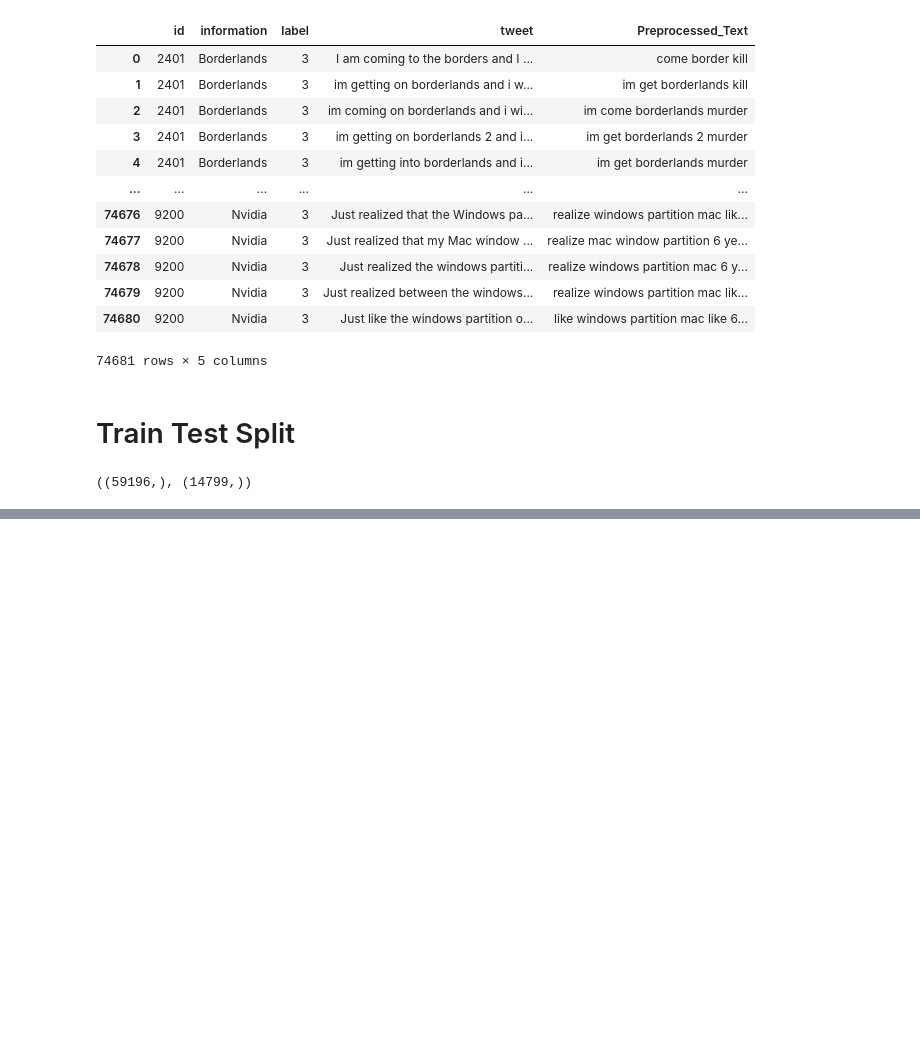
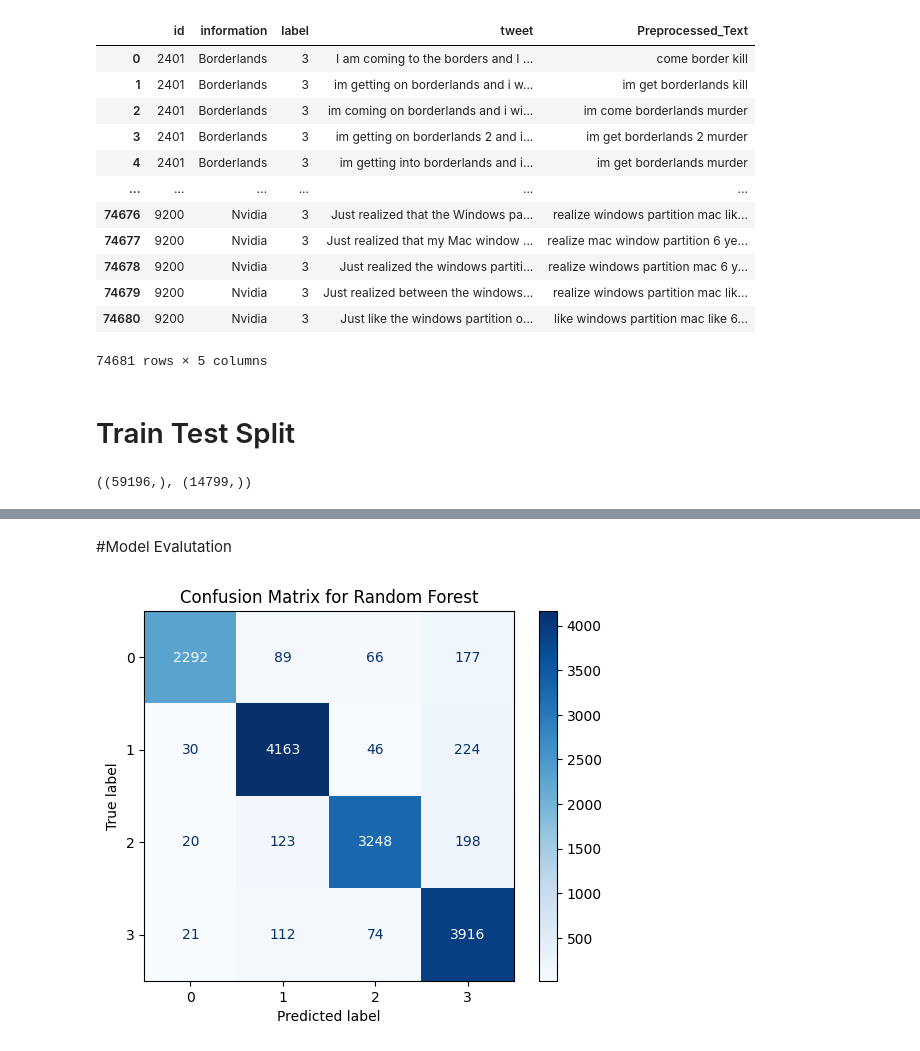
Before and after one commit to Prajwal-Luitel/Twitter-Sentiment-Analysis, a Jupyter notebook: Twitter_Sentiment_Analysis.ipynb, the cells around one changed output, grey strips where cells are left out. Saved outputs shown, nothing was run; the diff lists cells and outputs as text; code cells hidden in the pictures; blank space fills up the shorter version.

Commit message:
Training and Evaluation of TF-IDF Random Forest

```diff
--- a/Twitter_Sentiment_Analysis.ipynb
+++ b/Twitter_Sentiment_Analysis.ipynb
@@ -236,0 +245,7 @@ X_train.shape,X_test.shape
+# %%
+random_forest = Pipeline([
+    ('vectorizer_tri_grams', TfidfVectorizer()),
+    ('naive_bayes', (RandomForestClassifier(random_state=42)))
+])
+# %%
+random_forest.fit(X_train, y_train)
@@ -236,0 +268,12 @@ X_train.shape,X_test.shape
+# %% [markdown]
+#Model Evalutation
+# %%
+from sklearn.metrics import confusion_matrix, ConfusionMatrixDisplay
+import matplotlib.pyplot as plt
+# Confusion Matrix
+def display_confusion_matrix(y_true, y_pred, title=None):
+  cm = confusion_matrix(y_true, y_pred)
+  disp = ConfusionMatrixDisplay(confusion_matrix=cm)
+  disp.plot(cmap='Blues')
+  plt.title(f"Confusion Matrix for {title}")
+  plt.show()
@@ -236,0 +307,6 @@ X_train.shape,X_test.shape
+# %%
+y_pred = random_forest.predict(X_test)
+# %%
+display_confusion_matrix(y_test, y_pred, title="Random Forest")
+# %% [output]
+[figure, added]
```
Also changed, not shown: parts of 9 cells of this notebook.
